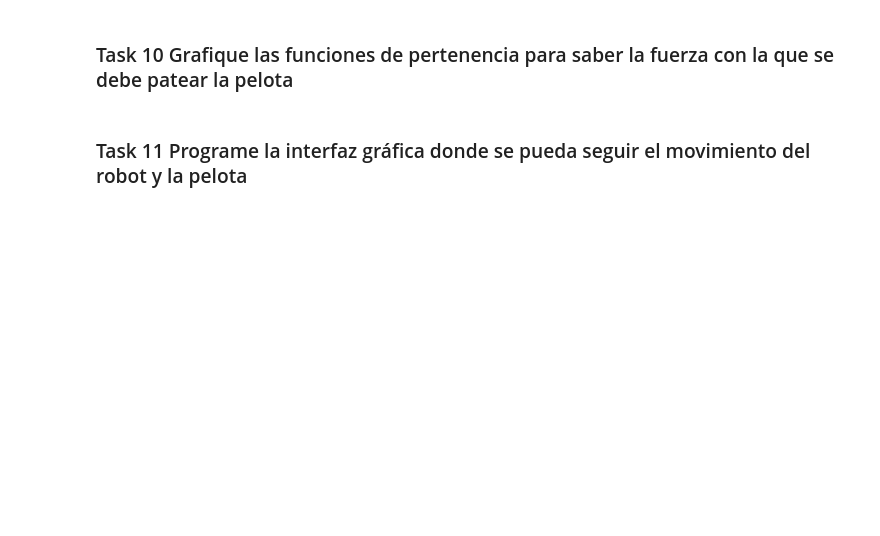
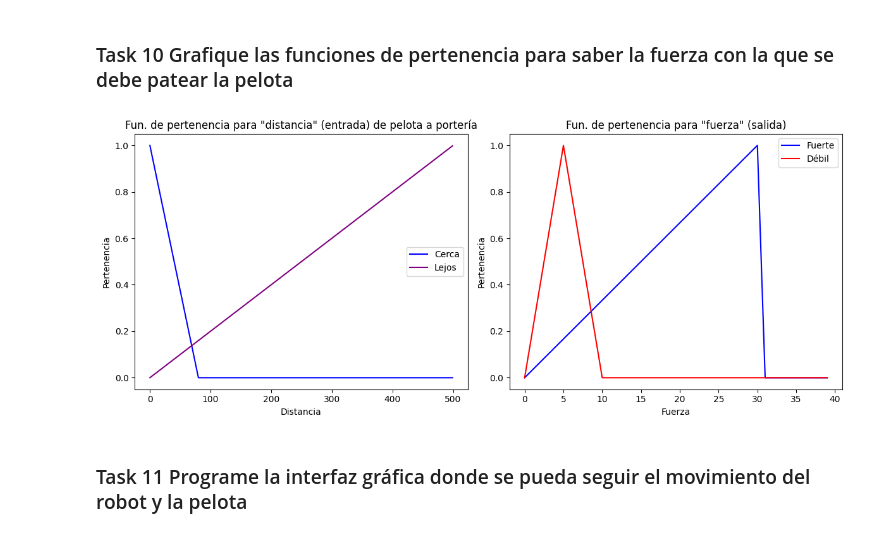
Before and after one commit to Aristondo01/Lab9_ModSim, a Jupyter notebook: Lab9.ipynb, the cells around one changed output. Drawn from its saved outputs; the diff is of its cells as text; code cells hidden in the pictures; blank space fills up the shorter version.

```diff
--- a/Lab9.ipynb
+++ b/Lab9.ipynb
@@ -51,4 +144,44 @@ Las variables linguísticas (salida) para el movimiento del robot son las siguie
 # %% [markdown]
 ### Task 10 Grafique las funciones de pertenencia para saber la fuerza con la que se debe patear la pelota
+# %%
+fuerza_output = ctrl.Consequent(np.arange(0, 40, 1), 'fuerza')
+distancia_input_pelota = ctrl.Consequent(np.arange(0, WIDTH-200, 1), 'distancia_pelota')
+
+
+distancia_pelota = np.arange(0, WIDTH-200, 1)
+distancia_cerca_pelota = fuzz.trimf(distancia_pelota, [0, 0, 80])
+distancia_lejos_pelota = fuzz.trimf(distancia_pelota, [0, WIDTH-200, WIDTH-200])
+
+distancia_input_pelota['cerca'] = distancia_cerca_pelota
+distancia_input_pelota['lejos'] = distancia_lejos_pelota
+
+fuerza = np.arange(0, 40, 1)
+fuerza_fuerte = fuzz.trimf(fuerza, [0, 30, 30])
+fuerza_debil = fuzz.trimf(fuerza, [0, 5, 10])
+
+fuerza_output['fuerte'] = fuerza_fuerte
+fuerza_output['debil'] = fuerza_debil
+
+
+fig, axs = plt.subplots(1, 2, figsize=(12, 5))
+axs[0].plot(distancia_pelota, distancia_cerca_pelota, label='Cerca', color='blue')
+axs[0].plot(distancia_pelota, distancia_lejos_pelota, label='Lejos', color='purple')
+axs[0].set_xlabel('Distancia')
+axs[0].set_ylabel('Pertenencia')
+axs[0].legend()
+axs[0].set_title('Fun. de pertenencia para "distancia" (entrada) de pelota a portería')
+
+axs[1].plot(fuerza, fuerza_fuerte, label='Fuerte', color='blue')
+axs[1].plot(fuerza, fuerza_debil, label='Débil', color='red')
+axs[1].set_xlabel('Fuerza')
+axs[1].set_ylabel('Pertenencia')
+axs[1].legend()
+axs[1].set_title('Fun. de pertenencia para "fuerza" (salida)')
+
+
+plt.tight_layout()
+plt.show()
+# %% [output]
+[figure, added]
 # %% [markdown]
 ### Task 11 Programe la interfaz gráfica donde se pueda seguir el movimiento del robot y la pelota
```
Also changed, not shown: parts of 19 cells of this notebook, 2 other files.
